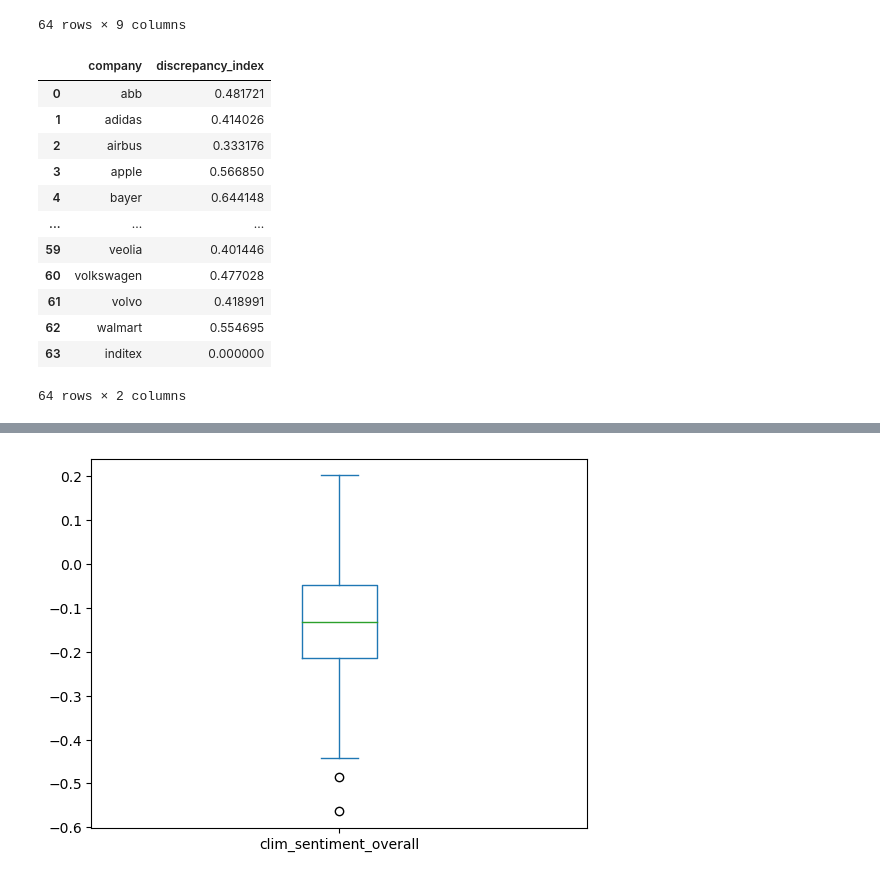
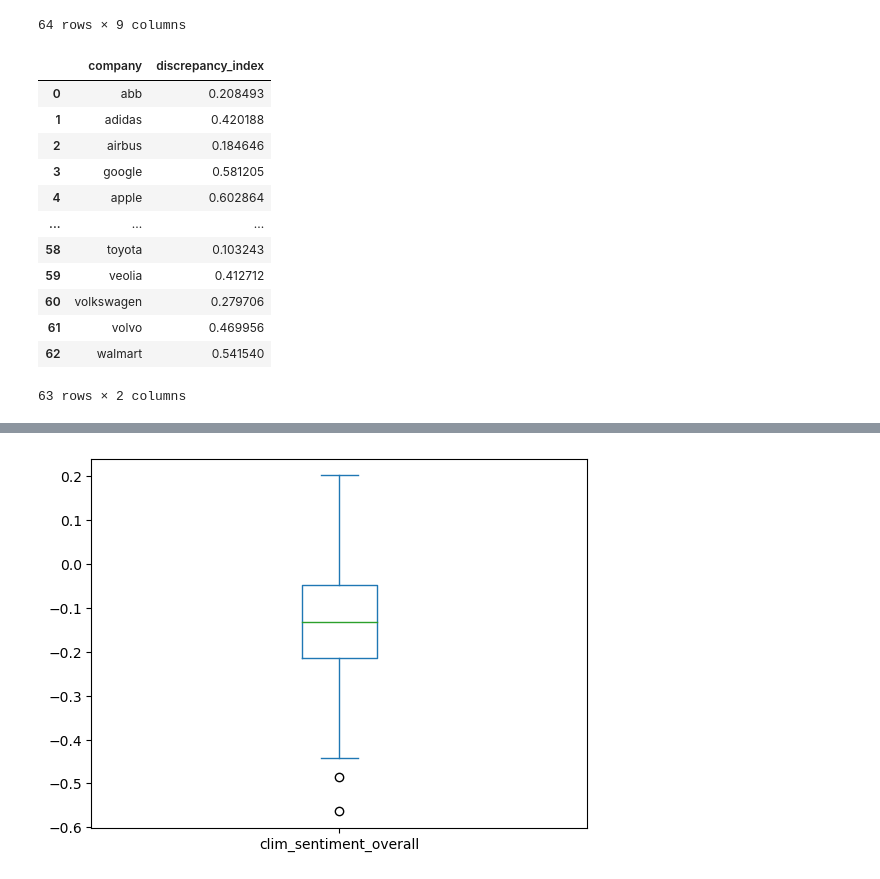
Before and after one commit to dathanh-nguyen/Thesis, a Jupyter notebook: analysis/Regression_analysis.ipynb, the cells around one changed output, grey strips where cells are left out. Drawn from its saved outputs; the diff is of its cells as text; code cells hidden in the pictures.

```diff
--- a/analysis/Regression_analysis.ipynb
+++ b/analysis/Regression_analysis.ipynb
@@ -11,5 +19,6 @@ path_ref = '..\\data\\refinitiv'
 # %%
-df_sample = pd.read_excel(os.path.join(path_ref,'sample.xlsx'))
+# Data Loading
+df_ref = pd.read_excel(os.path.join(path_ref,'refinitiv.xlsx'), sheet_name = 1)
 df_sentiment = pd.read_csv('sentiment_scores.csv') #drop h&m and dhl
 df_similarity = pd.read_csv('similarity_overall.csv')
 df_verification = pd.read_csv('verification_scores.csv')
@@ -16,3 +102,11 @@ df_verification = pd.read_csv('verification_scores.csv')
+# %%
+# Calculate and scale the discrepancy index
+df_ref['average_practice'] = df_ref[['resource_use', 'emissions', 'environmental_innovation']].replace(0, np.nan).mean(axis = 1)
+df_ref['green_practice'] = StandardScaler().fit_transform(np.array(df_ref['average_practice']).reshape(-1,1))
+df_ref['green_communication'] = StandardScaler().fit_transform(np.array(df_ref['CSR_strategy']).reshape(-1,1))
+df_ref['discrepancy_index'] = df_ref['green_communication']-df_ref['green_practice']
+# %%
+df_ref['discrepancy_index'] = MinMaxScaler().fit_transform(np.array(df_ref['discrepancy_index']).reshape(-1,1))
 # %%
 df_sample[df_sample['company'] == 'rio-tinto']
 # %% [output]
@@ -68,22 +160,23 @@ df_sample
 | 63 | inditex | 97.61 | 99.33 | 86.79 | 45.51 | 94.576667 | 1.102170 | ... |
 64 rows × 9 columns
 # %%
-df_linreg = df_sample[['company','discrepancy_index']]
+#df_linreg = df_sample[['company','discrepancy_index']]
+df_linreg = df_ref[['company','discrepancy_index']]
 df_linreg
 # %% [output]
 |  | company | discrepancy_index |
-| 0 | abb | 0.481721 |
-| 1 | adidas | 0.414026 |
-| 2 | airbus | 0.333176 |
-| 3 | apple | 0.566850 |
-| 4 | bayer | 0.644148 |
+| 0 | abb | 0.208493 |
+| 1 | adidas | 0.420188 |
+| 2 | airbus | 0.184646 |
+| 3 | google | 0.581205 |
+| 4 | apple | 0.602864 |
 | ... | ... | ... |
-| 59 | veolia | 0.401446 |
-| 60 | volkswagen | 0.477028 |
-| 61 | volvo | 0.418991 |
-| 62 | walmart | 0.554695 |
-| 63 | inditex | 0.000000 |
+| 58 | toyota | 0.103243 |
+| 59 | veolia | 0.412712 |
+| 60 | volkswagen | 0.279706 |
+| 61 | volvo | 0.469956 |
+| 62 | walmart | 0.541540 |
-64 rows × 2 columns
+63 rows × 2 columns
 # %%
 df_linreg = pd.merge(df_linreg, df_similarity, how = 'left')
 df_linreg = pd.merge(df_linreg, df_sentiment)
```
Also changed, not shown: parts of 30 cells of this notebook, 1 other file.
